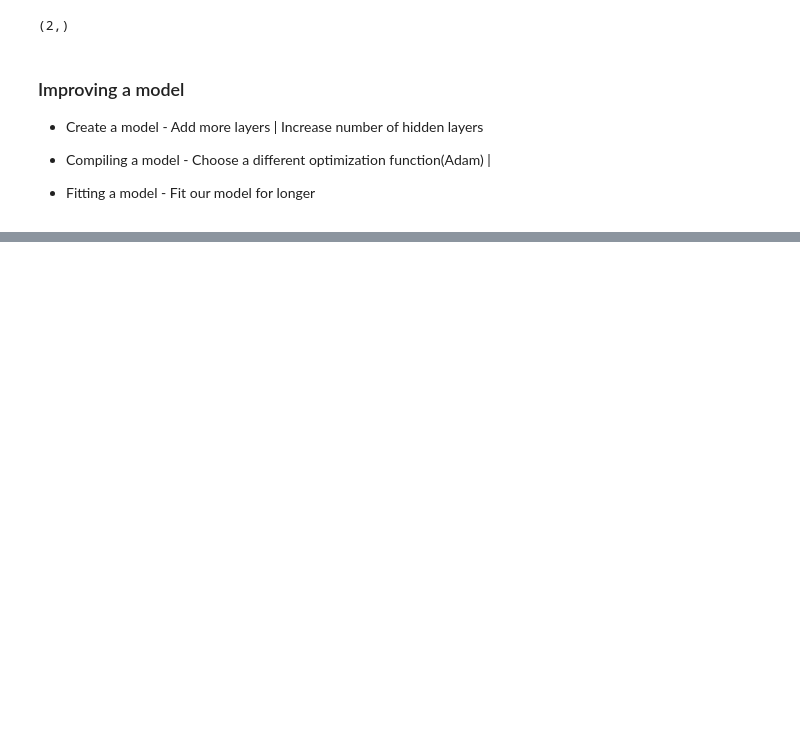
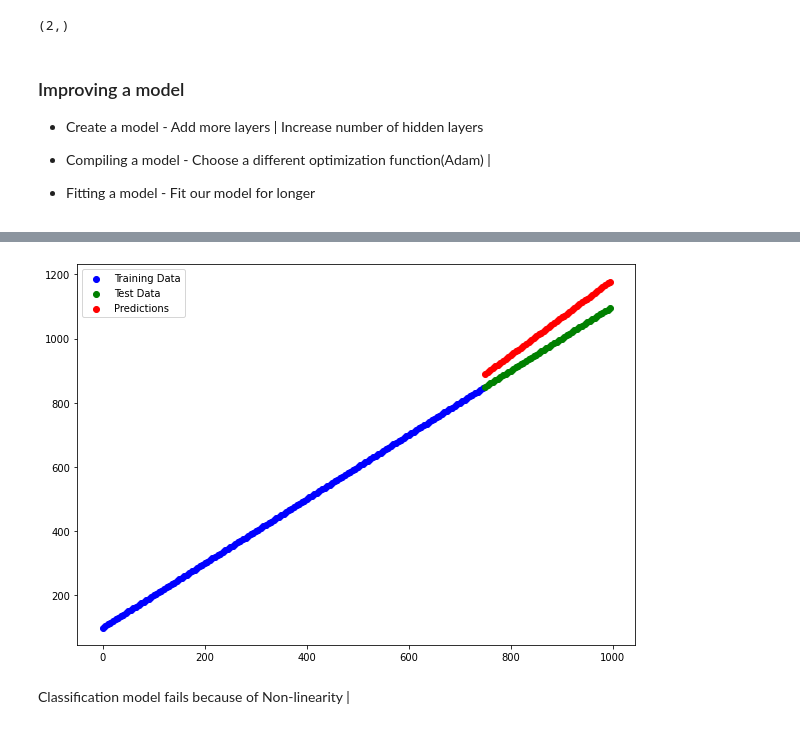
Before and after one commit to nikhil25803/deep-learning-notes, a Jupyter notebook: NeuralNetworkClassification/neural_network_classification.ipynb, the cells around one changed output, grey strips where cells are left out. Drawn from its saved outputs; the diff is of its cells as text; code cells hidden in the pictures; blank space fills up the shorter version.

```diff
--- a/NeuralNetworkClassification/neural_network_classification.ipynb
+++ b/NeuralNetworkClassification/neural_network_classification.ipynb
@@ -126,0 +177,10 @@ model_3 = tf.keras.Sequential(
+# %%
+tf.random.set_seed(42)
+
+x_reg = tf.range(0,1000,5)
+y_reg = tf.range(100,1100,5)
+x_reg_train = x_reg[:150]
+x_reg_test = x_reg[150:]
+
+y_reg_train = y_reg[:150]
+y_reg_test = y_reg[150:]
@@ -126,0 +193,20 @@ model_3 = tf.keras.Sequential(
+# %%
+# Setup random seed
+tf.random.set_seed(42)
+
+# Recreate the model
+model_3 = tf.keras.Sequential([
+  tf.keras.layers.Dense(100),
+  tf.keras.layers.Dense(10),
+  tf.keras.layers.Dense(1)
+])
+
+# Change the loss and metrics of our compiled model
+model_3.compile(loss=tf.keras.losses.mae, # change the loss function to be regression-specific
+                optimizer=tf.keras.optimizers.Adam(),
+                metrics=['mae']) # change the metric to be regression-specific
+
+# Fit the recompiled model
+model_3.fit(tf.expand_dims(x_reg_train, axis=-1),
+            y_reg_train,
+            epochs=100)
@@ -126,0 +232,10 @@ model_3 = tf.keras.Sequential(
+# %%
+y_reg_pred = model_3.predict(x_reg_test)
+
+
+plt.figure(figsize=(10,7))
+plt.scatter(x_reg_train,y_reg_train,c="b",label="Training Data")
+plt.scatter(x_reg_test,y_reg_test,c="g",label="Test Data")
+plt.scatter(x_reg_test,y_reg_pred,c='r',label="Predictions")
+plt.legend();
+# %% [output]
@@ -126,0 +243,3 @@ model_3 = tf.keras.Sequential(
+[figure, added]
+# %% [markdown]
+ Classification model fails because of Non-linearity |
```
Also changed, not shown: parts of 12 cells of this notebook.
